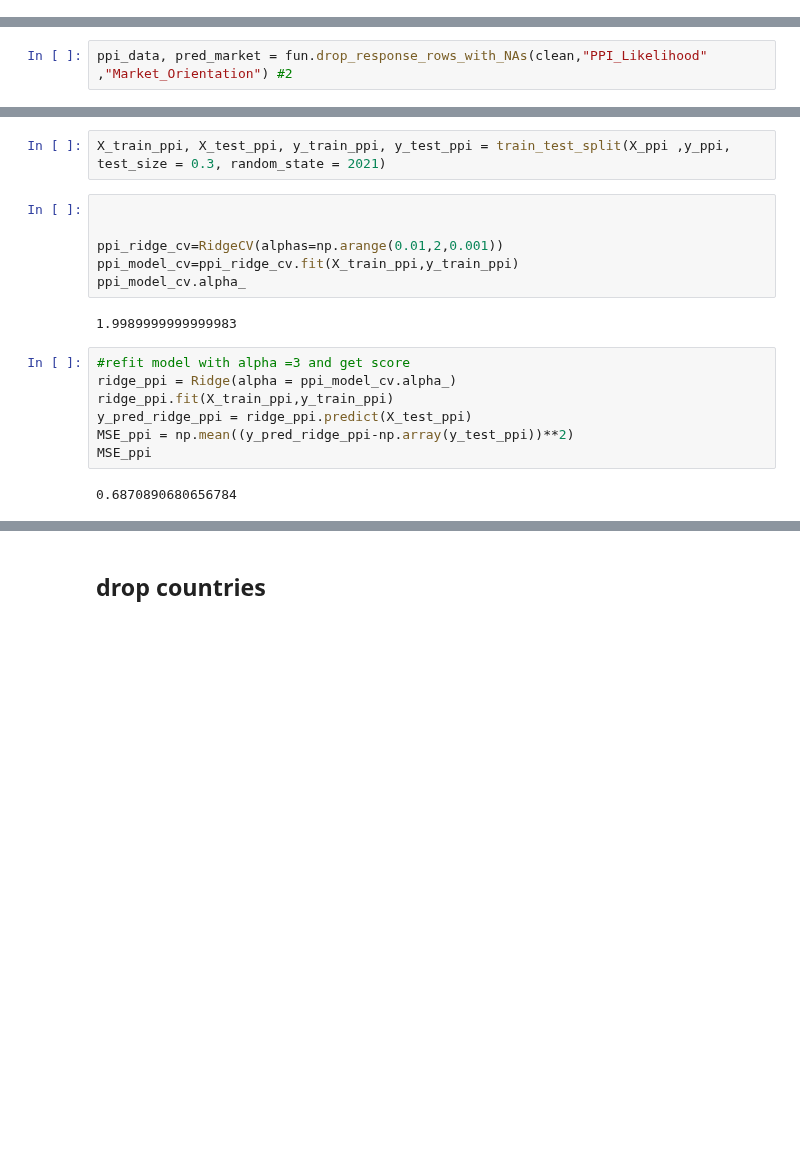
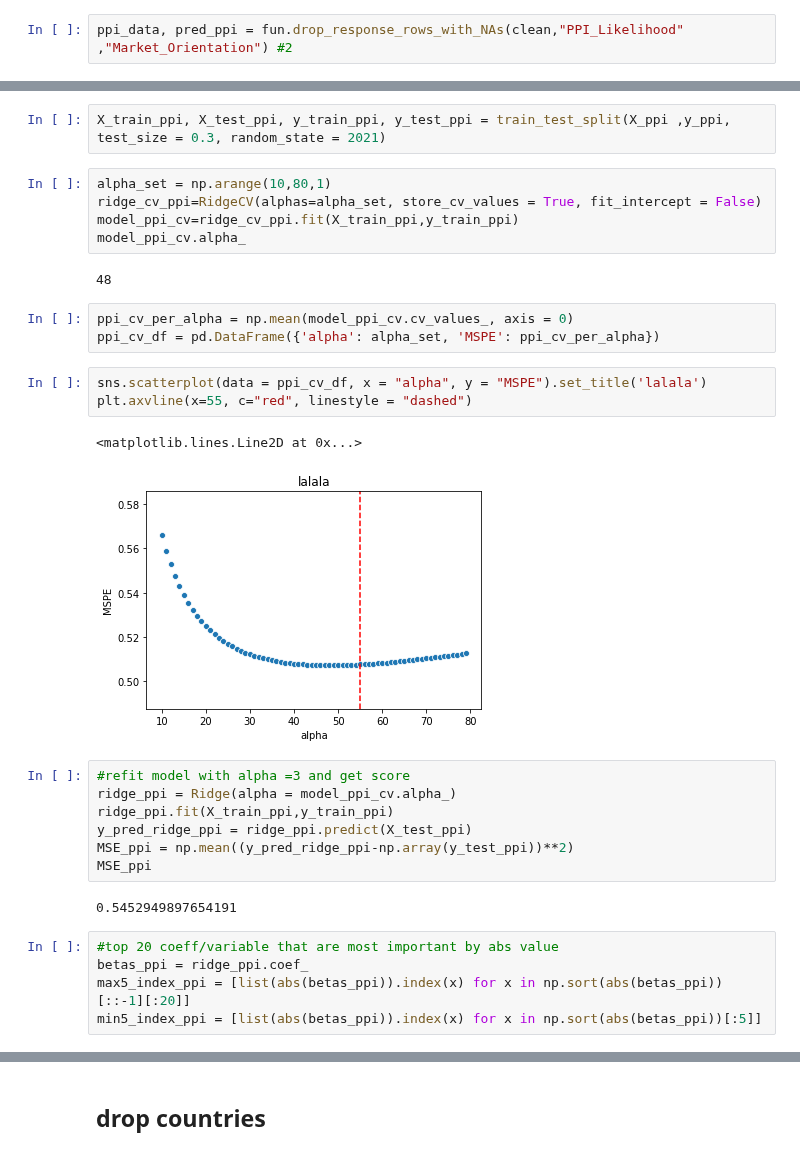
Before and after one commit to laporpe/STA_208, a Jupyter notebook: finalized_code/Ridge_reg.ipynb, the cells around one changed output, grey strips where cells are left out. Drawn from its saved outputs; the diff is of its cells as text; blank space fills up the shorter version.

Commit message:
added best betas

```diff
--- a/finalized_code/Ridge_reg.ipynb
+++ b/finalized_code/Ridge_reg.ipynb
@@ -203 +193,3 @@ fun = Cleaning_Functions()
+# %%
+ppi_data, pred_ppi = fun.drop_response_rows_with_NAs(clean,"PPI_Likelihood" ,"Market_Orientation") #2
 # %%
@@ -223,8 +214,6 @@ clean
 | 11960 | 2.0 | maize | badharvest | intercrop | 2018 | ghana | 4 | 3.10 | ... |
 | 11961 | 2.0 | maize | badharvest | monoculture | 2018 | ghana | 11 | 8.55 | ... |
 11962 rows × 42 columns
-# %%
-ppi_data, pred_market = fun.drop_response_rows_with_NAs(clean,"PPI_Likelihood" ,"Market_Orientation") #2
 # %%
 # ppi_data = fun.delete_id_columns(clean) #1
 # ppi_data, pred_market = fun.drop_response_rows_with_NAs(ppi_data,"PPI_Likelihood" ,"Market_Orientation") #2
@@ -241,20 +230,33 @@ X_ppi = get_dummyXs_y(ppi_data, "PPI_Likelihood")[0]
 y_ppi = get_dummyXs_y(ppi_data, "PPI_Likelihood")[1]
 # %%
 X_train_ppi, X_test_ppi, y_train_ppi, y_test_ppi = train_test_split(X_ppi ,y_ppi, test_size = 0.3, random_state = 2021)
-# %%
-
-
-ppi_ridge_cv=RidgeCV(alphas=np.arange(0.01,2,0.001))
-ppi_model_cv=ppi_ridge_cv.fit(X_train_ppi,y_train_ppi)
-ppi_model_cv.alpha_
-# %% [output]
-1.9989999999999983
+# %%
+alpha_set = np.arange(10,80,1)
+ridge_cv_ppi=RidgeCV(alphas=alpha_set, store_cv_values = True, fit_intercept = False)
+model_ppi_cv=ridge_cv_ppi.fit(X_train_ppi,y_train_ppi)
+model_ppi_cv.alpha_
+# %% [output]
+48
+# %%
+ppi_cv_per_alpha = np.mean(model_ppi_cv.cv_values_, axis = 0)
+ppi_cv_df = pd.DataFrame({'alpha': alpha_set, 'MSPE': ppi_cv_per_alpha})
+# %%
+sns.scatterplot(data = ppi_cv_df, x = "alpha", y = "MSPE").set_title('lalala')
+plt.axvline(x=55, c="red", linestyle = "dashed")
+# %% [output]
+<matplotlib.lines.Line2D at 0x...>
+[figure, added]
 # %%
 #refit model with alpha =3 and get score
-ridge_ppi = Ridge(alpha = ppi_model_cv.alpha_)
+ridge_ppi = Ridge(alpha = model_ppi_cv.alpha_)
 ridge_ppi.fit(X_train_ppi,y_train_ppi)
 y_pred_ridge_ppi = ridge_ppi.predict(X_test_ppi)
 MSE_ppi = np.mean((y_pred_ridge_ppi-np.array(y_test_ppi))**2)
 MSE_ppi
 # %% [output]
-0.6870890680656784
+0.5452949897654191
+# %%
+#top 20 coeff/variable that are most important by abs value
+betas_ppi = ridge_ppi.coef_
+max5_index_ppi = [list(abs(betas_ppi)).index(x) for x in np.sort(abs(betas_ppi))[::-1][:20]]
+min5_index_ppi = [list(abs(betas_ppi)).index(x) for x in np.sort(abs(betas_ppi))[:5]]
```
Also changed, not shown: parts of 42 cells of this notebook.
